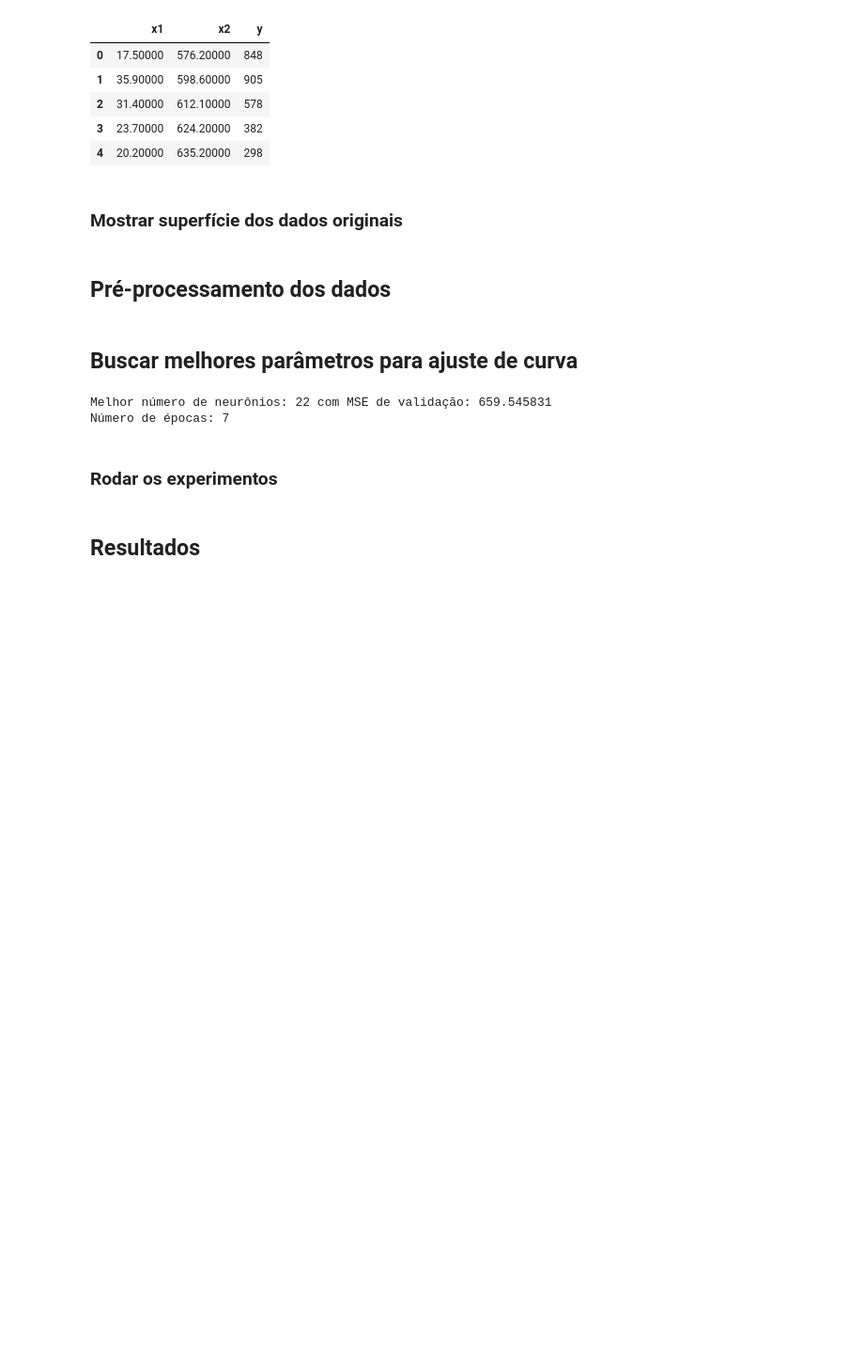
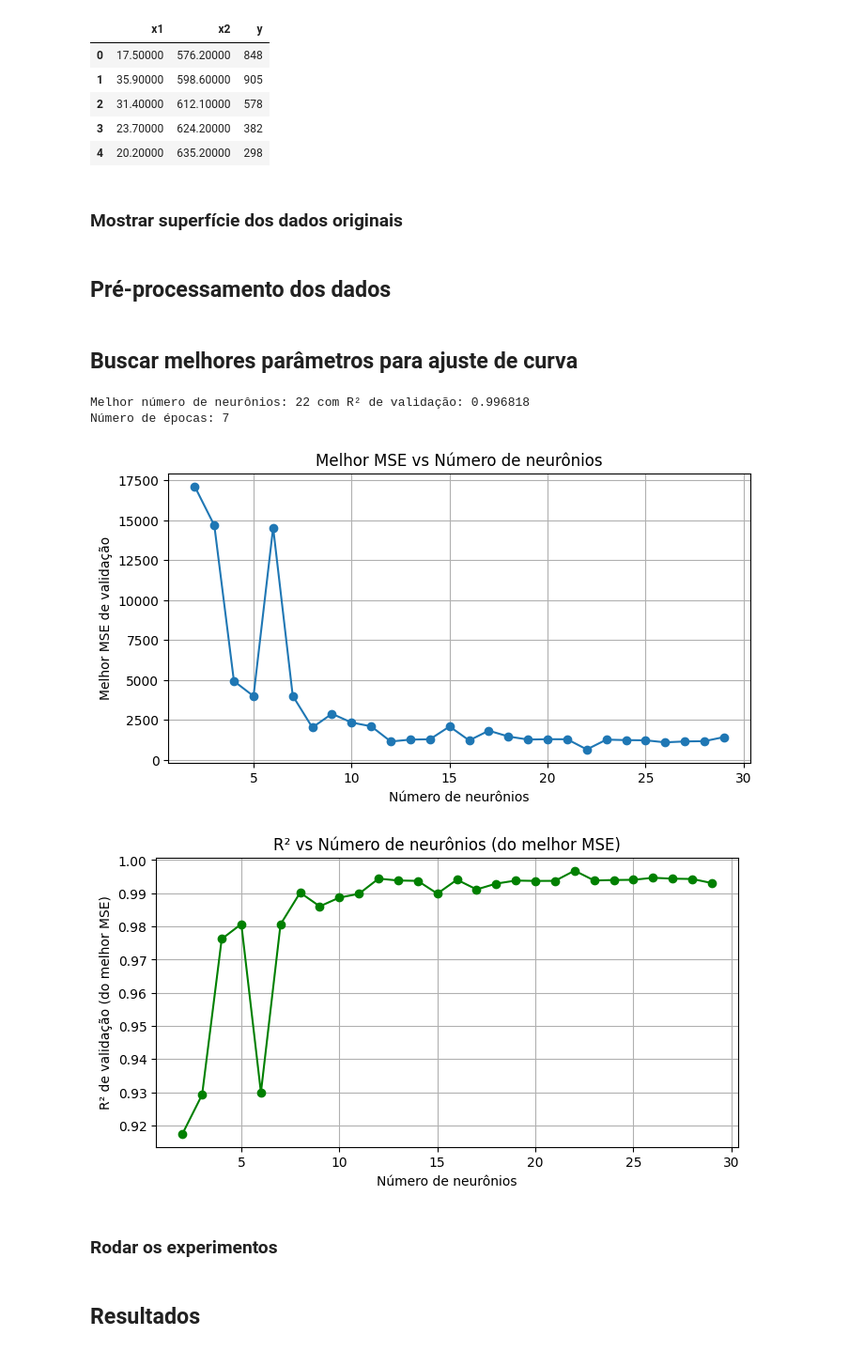
Before and after one commit to matheusssilva991/rna_tarefas_mestrado, a Jupyter notebook: src/tarefa6.ipynb, the cells around one changed output. Shown: that part at 94% size. Drawn from its saved outputs; the diff is of its cells as text; code cells hidden in the pictures; blank space fills up the shorter version.

```diff
--- a/src/tarefa6.ipynb
+++ b/src/tarefa6.ipynb
@@ -88,7 +89,7 @@ range_epochs = range(1, 100)
 best_epochs = None
 best_neurons = None
 n_epochs_with_no_improvement = 0
-best_val_loss = float("inf")
+best_val_loss = float("-inf")  # Agora queremos maximizar R²
 results_val = {}
 
 # Inicializar listas para armazenar os pesos
@@ -103,6 +104,7 @@ x2_val_scaled = X_val_scaled["x2"].values
 np.random.seed(42)
 
 for n_neurons in range_neurons:
+    results_val[n_neurons] = []
     for n_epochs in range_epochs:
         #print(f"Treinando rede com {n_neurons} neurônios e {n_epochs} épocas...")
         # treinar a rede neural
@@ -123,27 +125,61 @@ for n_neurons in range_neurons:
         # Convertendo para DataFrame com o mesmo índice usado no treinamento
         y_hat = scaler_y.denormalize(y_hat_scaled.reshape(-1, 1)).flatten()
 
-        mse_final = np.mean((y_val - y_hat) ** 2)
-        results_val[n_neurons] = {'n_epochs': n_epochs, 'mse': mse_final}
+        mse_final = MSE(y_val.values, y_hat)
+        r2_final = R2_score(y_val.values, y_hat)
 
-        if mse_final < best_val_loss:
-            best_val_loss = mse_final
+        results_val[n_neurons].append({'n_epochs': n_epochs, 'mse': mse_final, 'r2': r2_final})
+
+        # compara o R² para decidir se é o melhor modelo até agora
+        if r2_final > best_val_loss:
+            best_val_loss = r2_final
             best_neurons = n_neurons
             best_epochs = n_epochs
             n_epochs_with_no_improvement = 0
         else:
             n_epochs_with_no_improvement += 1
             if n_epochs_with_no_improvement >= 5:
-                # print("Nenhuma melhoria na validação por 5 épocas. Parando a busca.")
                 break
 
 num_neurons = best_neurons
 num_epochs = best_epochs
-print(f"Melhor número de neurônios: {num_neurons} com MSE de validação: {best_val_loss:.6f}")
+print(f"Melhor número de neurônios: {num_neurons} com R² de validação: {best_val_loss:.6f}")
 print(f"Número de épocas: {num_epochs}")
 # %% [output]
-Melhor número de neurônios: 22 com MSE de validação: 659.545831
+Melhor número de neurônios: 22 com R² de validação: 0.996818
 Número de épocas: 7
+# %%
+neurons = []
+mses = []
+r2s = []
+
+for n, res_list in results_val.items():
+    best_res_mse = min(res_list, key=lambda x: x['mse'])
+    best_res_r2 = max(res_list, key=lambda x: x['r2'])
+    neurons.append(n)
+    mses.append(best_res_mse['mse'])
+    r2s.append(best_res_r2['r2'])
+
+# Plot MSE vs número de neurônios (usando o melhor mse de cada neurônio)
+plt.figure(figsize=(8, 4))
+plt.plot(neurons, mses, marker='o')
+plt.xlabel('Número de neurônios')
+plt.ylabel('Melhor MSE de validação')
+plt.title('Melhor MSE vs Número de neurônios')
+plt.grid(True)
+plt.show()
+
+# Plot R² vs número de neurônios (usando o r2 do melhor mse)
+plt.figure(figsize=(8, 4))
+plt.plot(neurons, r2s, marker='o', color='green')
+plt.xlabel('Número de neurônios')
+plt.ylabel('R² de validação (do melhor MSE)')
+plt.title('R² vs Número de neurônios (do melhor MSE)')
+plt.grid(True)
+plt.show()
+# %% [output]
+[figure, added]
+[figure, added]
 # %% [markdown]
 ### Rodar os experimentos
 # %%
```
Also changed, not shown: parts of 2 cells of this notebook, 1 other file.
